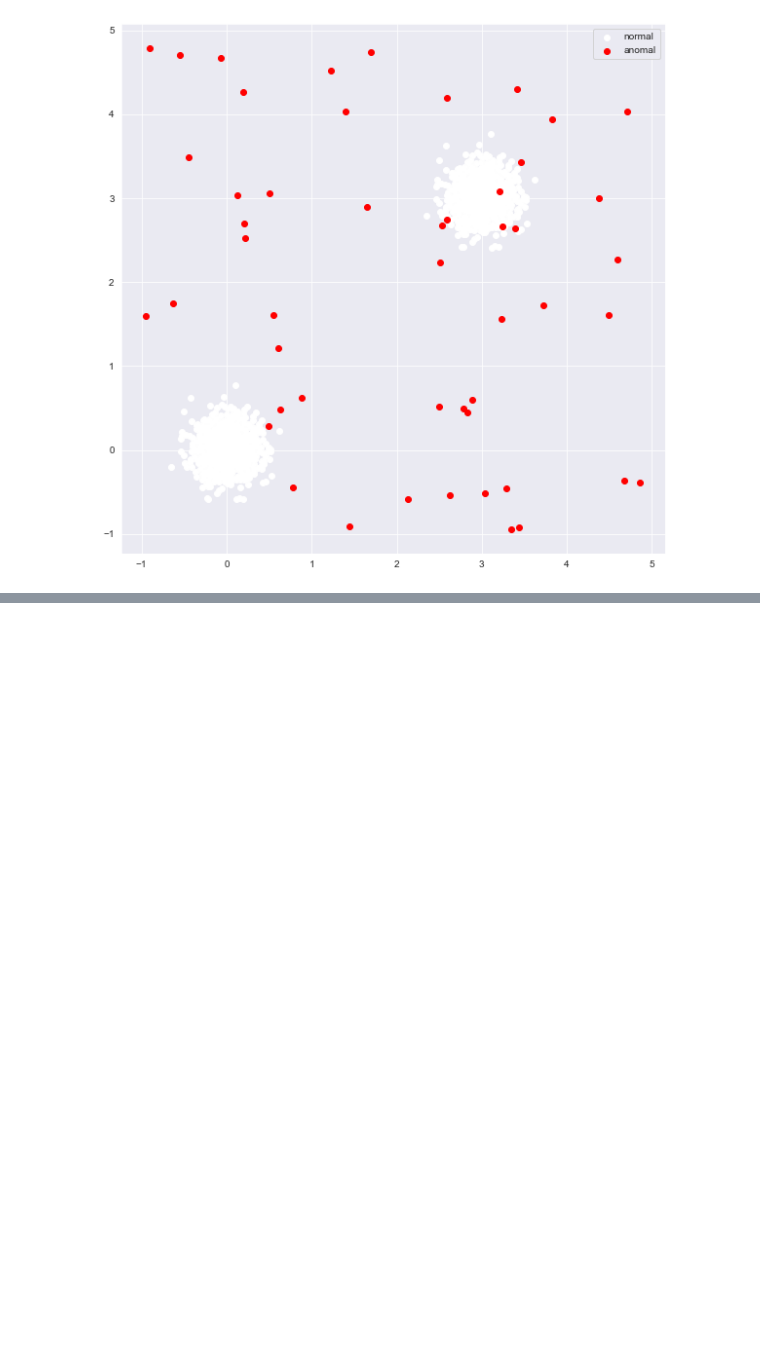
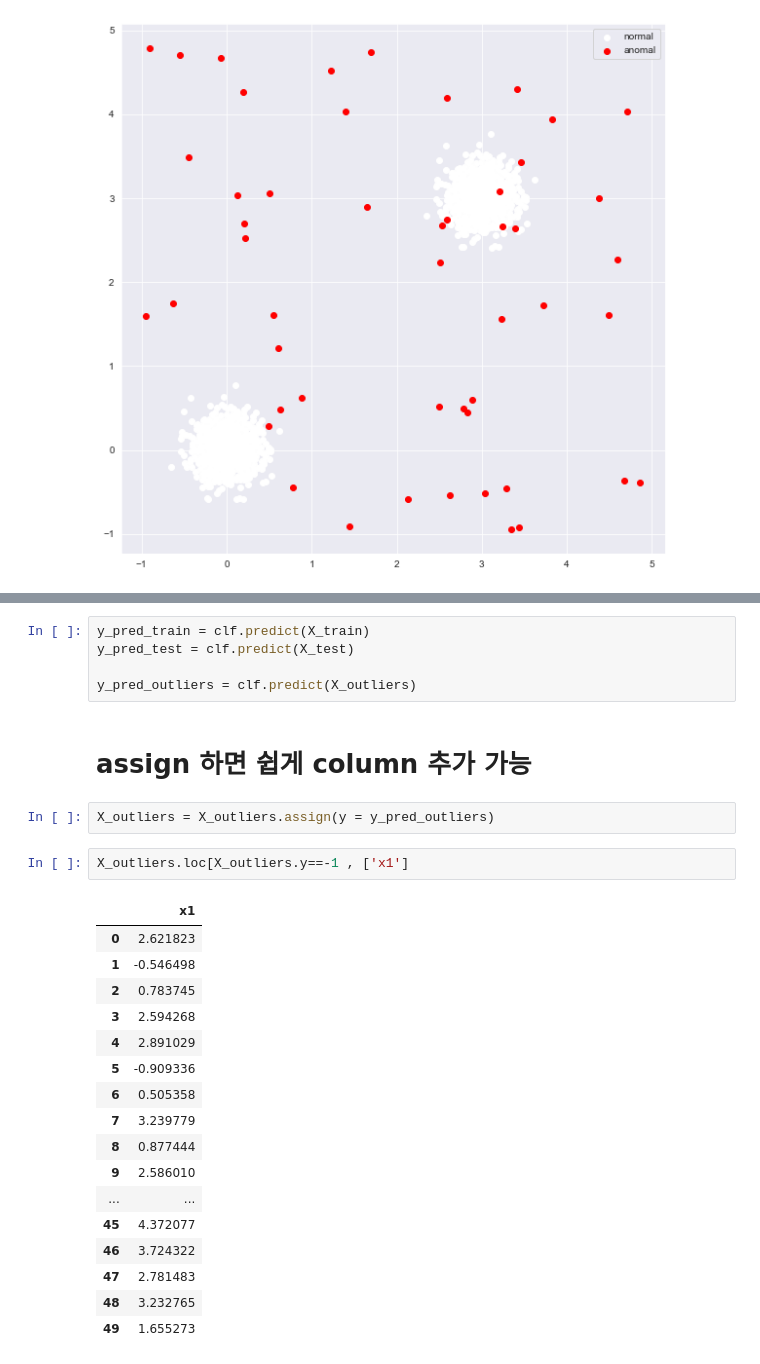
Before and after one commit to SuminBae97/MachineLearning, a Jupyter notebook: Isolation_forest_example.ipynb, the cells around one changed output, grey strips where cells are left out. Saved outputs shown, nothing was run; the diff lists cells and outputs as text; blank space fills up the shorter version.

```diff
--- a/Isolation_forest_example.ipynb
+++ b/Isolation_forest_example.ipynb
@@ -34,0 +44,29 @@ ax.legend()
+# %%
+y_pred_train = clf.predict(X_train)
+y_pred_test = clf.predict(X_test)
+
+y_pred_outliers = clf.predict(X_outliers)
+# %% [markdown]
+# assign 하면 쉽게 column 추가 가능
+# %%
+X_outliers = X_outliers.assign(y = y_pred_outliers)
+# %%
+X_outliers.loc[X_outliers.y==-1 , ['x1']
+# %% [output]
+|  | x1 |
+| 0 | 2.621823 |
+| 1 | -0.546498 |
+| 2 | 0.783745 |
+| 3 | 2.594268 |
+| 4 | 2.891029 |
+| 5 | -0.909336 |
+| 6 | 0.505358 |
+| 7 | 3.239779 |
+| 8 | 0.877444 |
+| 9 | 2.586010 |
+| ... | ... |
+| 45 | 4.372077 |
+| 46 | 3.724322 |
+| 47 | 2.781483 |
+| 48 | 3.232765 |
+| 49 | 1.655273 |
```
Also changed, not shown: parts of 4 cells of this notebook.
